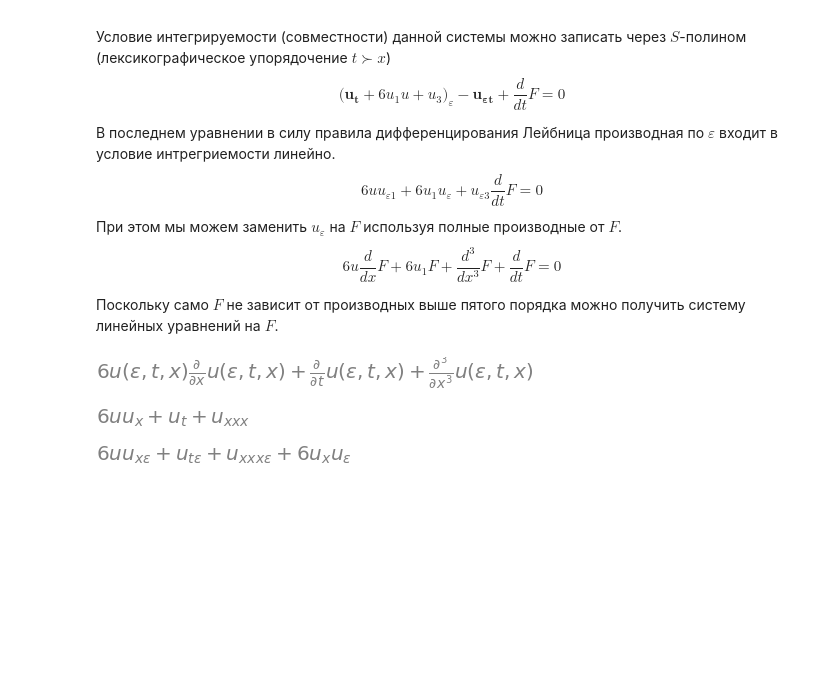
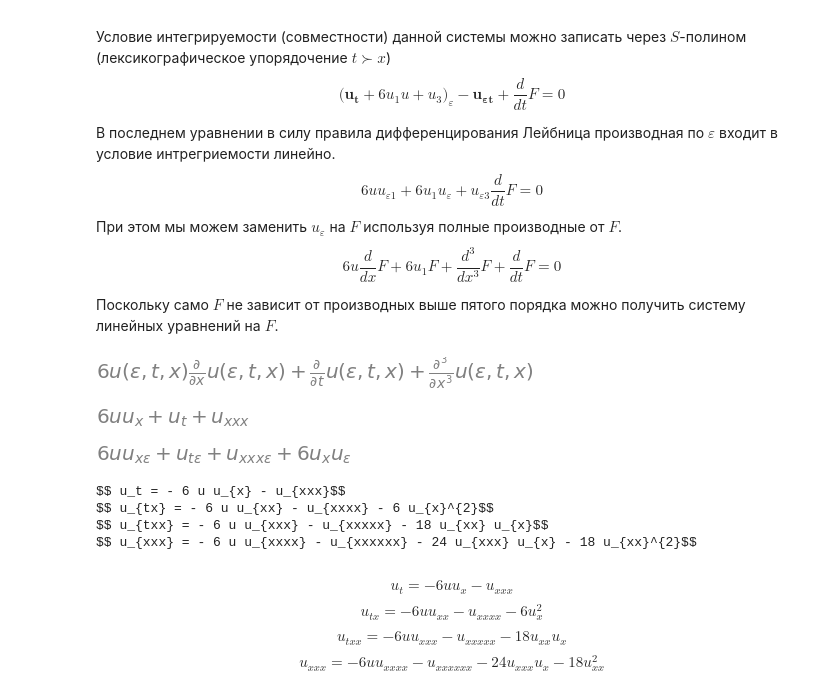
Before and after one commit to blinkovua/GInv, a Jupyter notebook: pyginv/KDV symmetry.ipynb, the cells around one changed output. Drawn from its saved outputs; the diff is of its cells as text; code cells hidden in the pictures; blank space fills up the shorter version.

```diff
--- a/pyginv/KDV symmetry.ipynb
+++ b/pyginv/KDV symmetry.ipynb
@@ -71,4 +54,0 @@ def compact(f):
-# %%
-compact(eq1)
-# %% [output]
-[figure, removed]
@@ -75 +57,5 @@ compact(eq1)
+# %%
+symmetry.compact(eq1)
+# %% [output]
+[figure, added]
 # %%
@@ -79,3 +67,18 @@ compact(eq1.diff(eps))
+# %%
+print(f"$$ u_t = {sympy.latex(symmetry.compact(symmetry.NF(U.diff(t), lmNF, eqNF)))}$$")
+print(f"$$ u_{{tx}} = {sympy.latex(symmetry.compact(symmetry.NF(U.diff(t, x), lmNF, eqNF)))}$$")
+print(f"$$ u_{{txx}} = {sympy.latex(symmetry.compact(symmetry.NF(U.diff(t, x, 2), lmNF, eqNF)))}$$")
+print(f"$$ u_{{xxx}} = {sympy.latex(symmetry.compact(symmetry.NF(U.diff(t, x, 3), lmNF, eqNF)))}$$")
+# %% [output]
+$$ u_t = - 6 u u_{x} - u_{xxx}$$
+$$ u_{tx} = - 6 u u_{xx} - u_{xxxx} - 6 u_{x}^{2}$$
+$$ u_{txx} = - 6 u u_{xxx} - u_{xxxxx} - 18 u_{xx} u_{x}$$
+$$ u_{xxx} = - 6 u u_{xxxx} - u_{xxxxxx} - 24 u_{xxx} u_{x} - 18 u_{xx}^{2}$$
+# %% [markdown]
+$$ u_t = - 6 u u_{x} - u_{xxx}$$
+$$ u_{tx} = - 6 u u_{xx} - u_{xxxx} - 6 u_{x}^{2}$$
+$$ u_{txx} = - 6 u u_{xxx} - u_{xxxxx} - 18 u_{xx} u_{x}$$
+$$ u_{xxx} = - 6 u u_{xxxx} - u_{xxxxxx} - 24 u_{xxx} u_{x} - 18 u_{xx}^{2}$$
 # %%
 def Dt(a):
     return a.diff(t) -\
```
Also changed, not shown: parts of 50 cells of this notebook, 11 other files.
